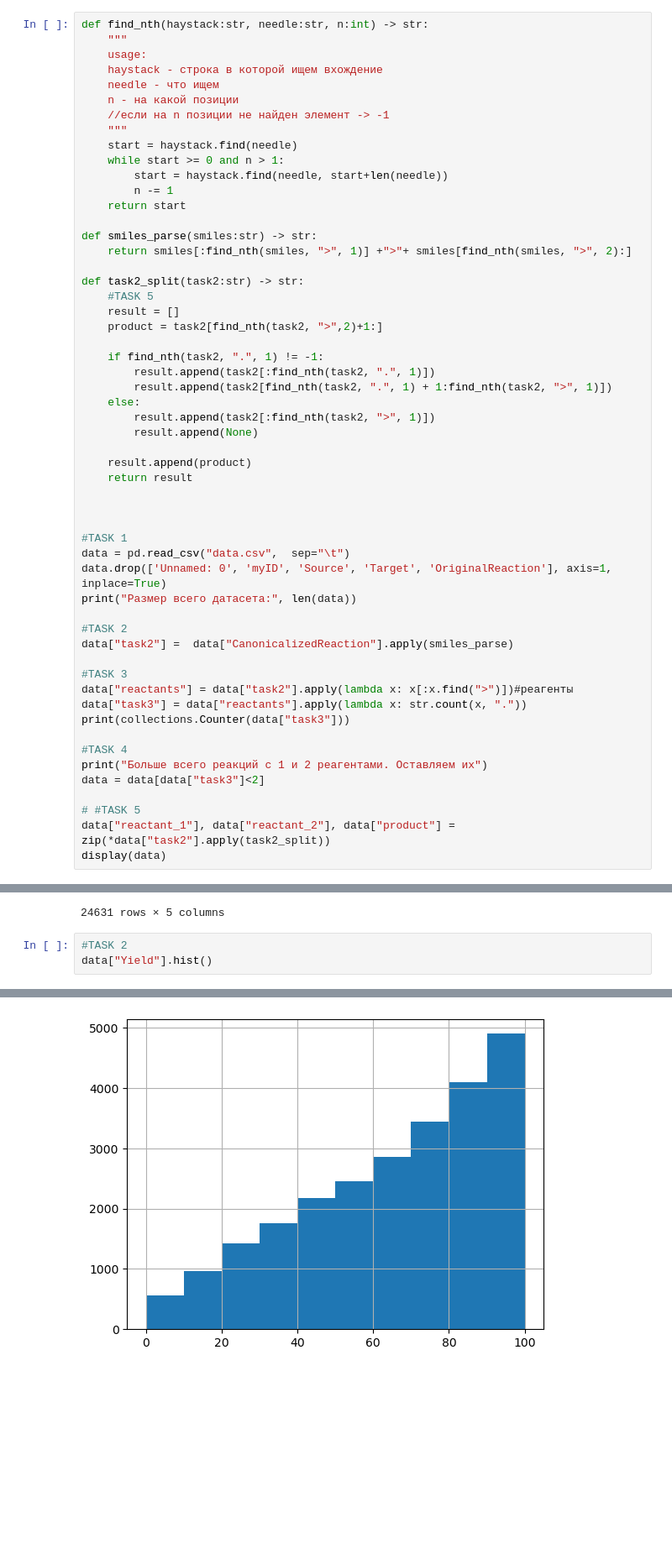
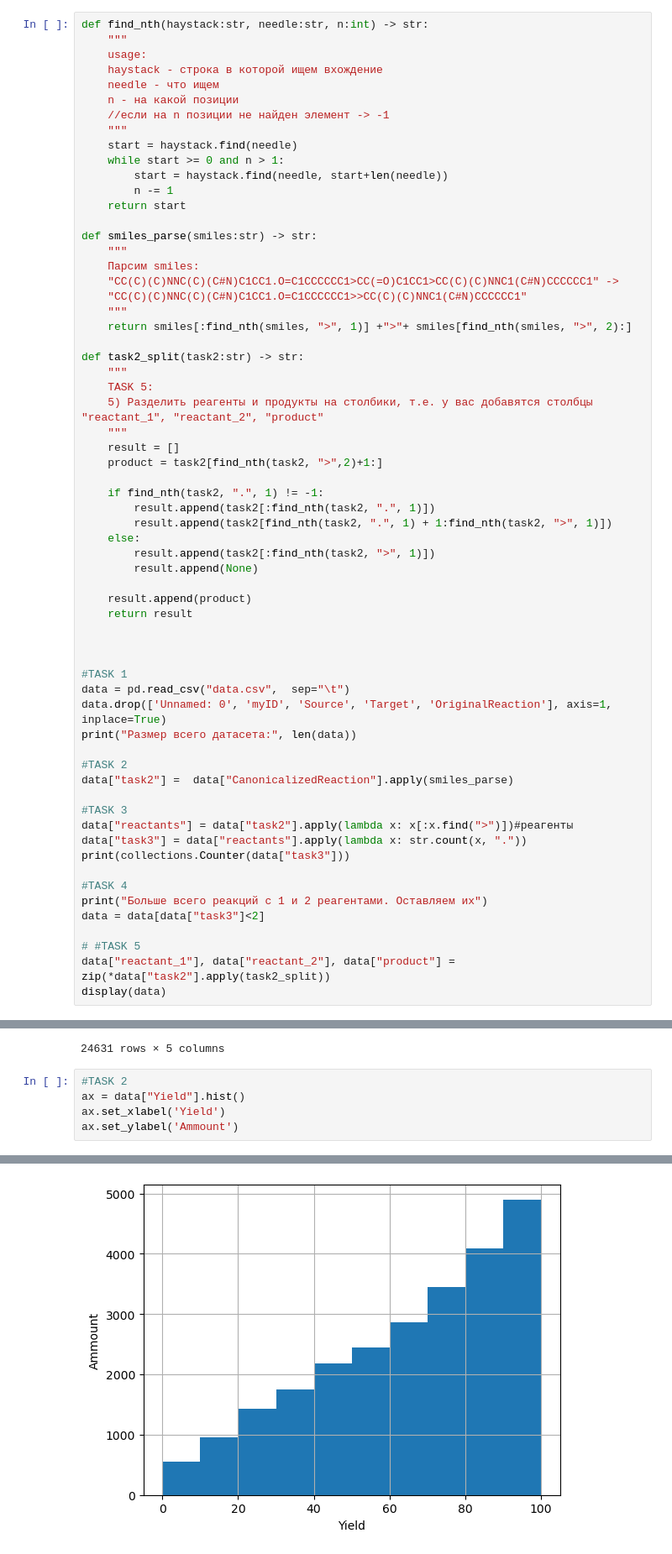
Before and after one commit to MountU0/pict, a Jupyter notebook: data processing/preprocessing.ipynb, the cells around one changed output, grey strips where cells are left out. Shown: that part at 84% size. Drawn from its saved outputs; the diff is of its cells as text; blank space fills up the shorter version.

```diff
--- a/data processing/preprocessing.ipynb
+++ b/data processing/preprocessing.ipynb
@@ -18,10 +26,18 @@ def find_nth(haystack:str, needle:str, n:int) -> str:
     return start
 
 def smiles_parse(smiles:str) -> str:
+    """
+    Парсим smiles:
+    "CC(C)(C)NNC(C)(C#N)C1CC1.O=C1CCCCCC1>CC(=O)C1CC1>CC(C)(C)NNC1(C#N)CCCCCC1" ->
+    "CC(C)(C)NNC(C)(C#N)C1CC1.O=C1CCCCCC1>>CC(C)(C)NNC1(C#N)CCCCCC1"
+    """
     return smiles[:find_nth(smiles, ">", 1)] +">"+ smiles[find_nth(smiles, ">", 2):]
 
 def task2_split(task2:str) -> str:
-    #TASK 5
+    """
+    TASK 5:
+    5) Разделить реагенты и продукты на столбики, т.е. у вас добавятся столбцы "reactant_1", "reactant_2", "product"
+    """
     result = []
     product = task2[find_nth(task2, ">",2)+1:]
 
@@ -96,5 +122,7 @@ data
 24631 rows × 5 columns
 # %%
 #TASK 2
-data["Yield"].hist()
+ax = data["Yield"].hist()
+ax.set_xlabel('Yield')
+ax.set_ylabel('Ammount')
 # %% [output]
@@ -102,4 +130,4 @@ data["Yield"].hist()
-[figure, old version]
+[figure, new version]
 # %%
 #TASK 3
 import numpy as np
```
Also changed, not shown: parts of 5 cells of this notebook, 7 other files.
